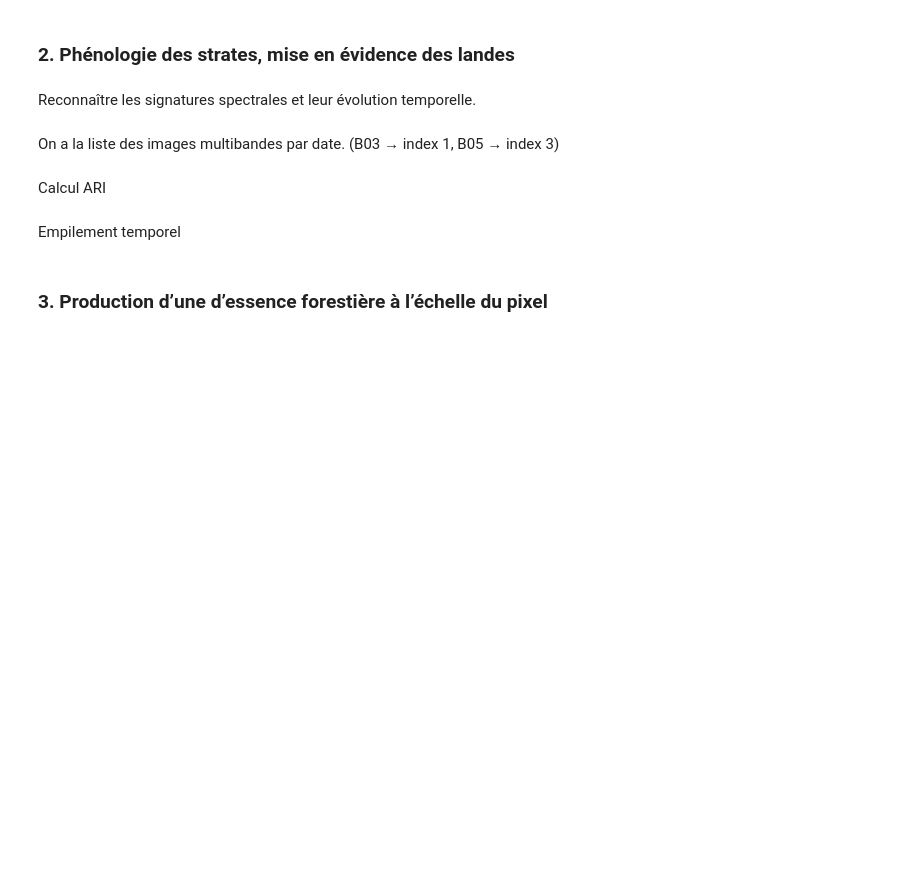
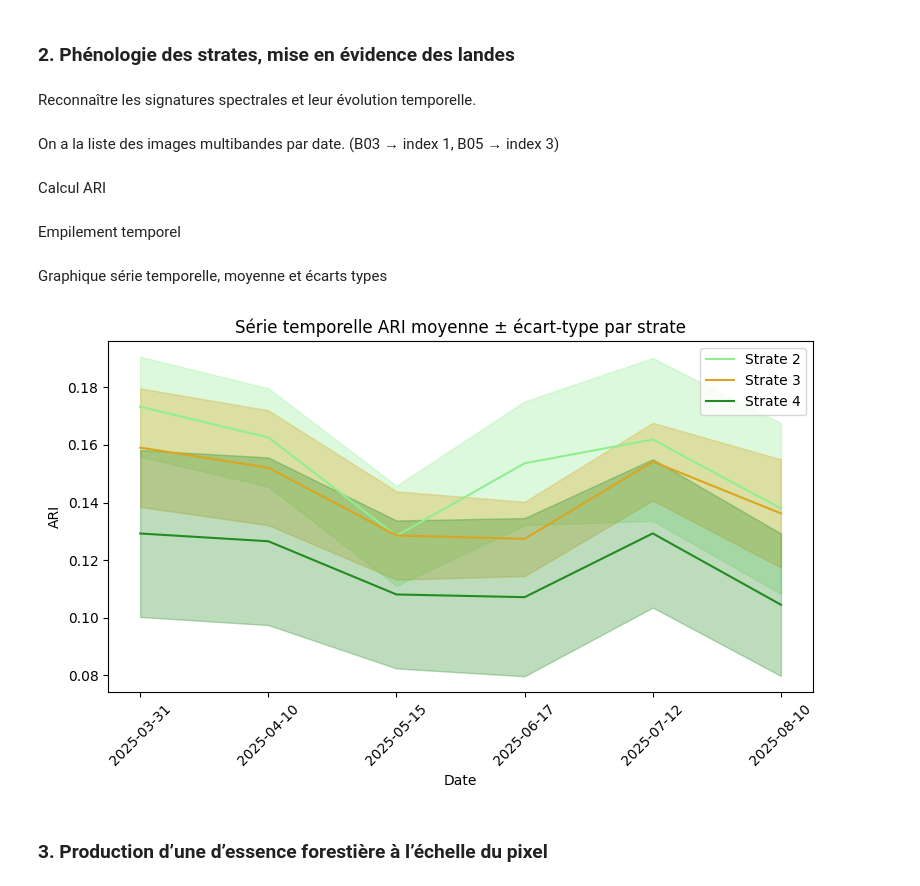
Before and after one commit to marion-billy/projet_telea_landes, a Jupyter notebook: projet_telea_BILLY_MARION.ipynb, the cells around one changed output. Cells and saved outputs as stored; diff of their text form; code cells hidden in the pictures; blank space fills up the shorter version.

```diff
--- a/projet_telea_BILLY_MARION.ipynb
+++ b/projet_telea_BILLY_MARION.ipynb
@@ -238,5 +238,55 @@ rw.write_image(
     data_set=data_set,
     gdal_dtype=gdal.GDT_Float32,
 )
+# %% [markdown]
+Graphique série temporelle, moyenne et écarts types
+# %%
+
+# get_samples_from_roi renvoie X (valeurs ARI), Y (labels), t (coordonnées)
+X_samples, Y_samples, _ = cla.get_samples_from_roi("/home/onyxia/work/results/ARI_serie_temp.tif", roi_raster)
+
+# X_samples : valeurs ARI pour les pixels d'échantillons (n_pixels, n_dates)
+# Y_samples : labels des strates correspondants (n_pixels,)
+
+# convertir en DataFrame
+df = pd.DataFrame(X_samples, columns=dates)
+df['strate'] = Y_samples.flatten()
+
+# remplacer NoData par NaN
+df.replace(-9999, np.nan, inplace=True)
+
+# moyenne et écart-type par strate
+grouped = df.groupby('strate')
+mean_df = grouped.mean()
+std_df = grouped.std()
+
+# couleurs pour chaque strate
+colors = {2: 'lightgreen', 3: 'goldenrod', 4: 'forestgreen'}
+
+# tracer
+plt.figure(figsize=(8,5))
+for strate in mean_df.index:
+    plt.plot(dates, mean_df.loc[strate], label=f'Strate {strate}', color=colors.get(strate, 'gray'))
+    plt.fill_between(
+        dates,
+        mean_df.loc[strate] - std_df.loc[strate],
+        mean_df.loc[strate] + std_df.loc[strate],
+        color=colors.get(strate, 'gray'),
+        alpha=0.3
+    )
+
+plt.xlabel("Date")
+plt.ylabel("ARI")
+plt.title("Série temporelle ARI moyenne ± écart-type par strate")
+plt.legend()
+plt.xticks(rotation=45)
+plt.tight_layout()
+
+fig_dir = os.path.join(out_dir, "figure")
+os.makedirs(fig_dir, exist_ok=True)
+plt.savefig(os.path.join(fig_dir, "ARI_series_by_strate.png"), dpi=300)
+plt.show()
+# %% [output]
+[figure, added]
 # %% [markdown]
 ### 3. Production d’une d’essence forestière à l’échelle du pixel
```
Also changed, not shown: parts of 3 cells of this notebook.
